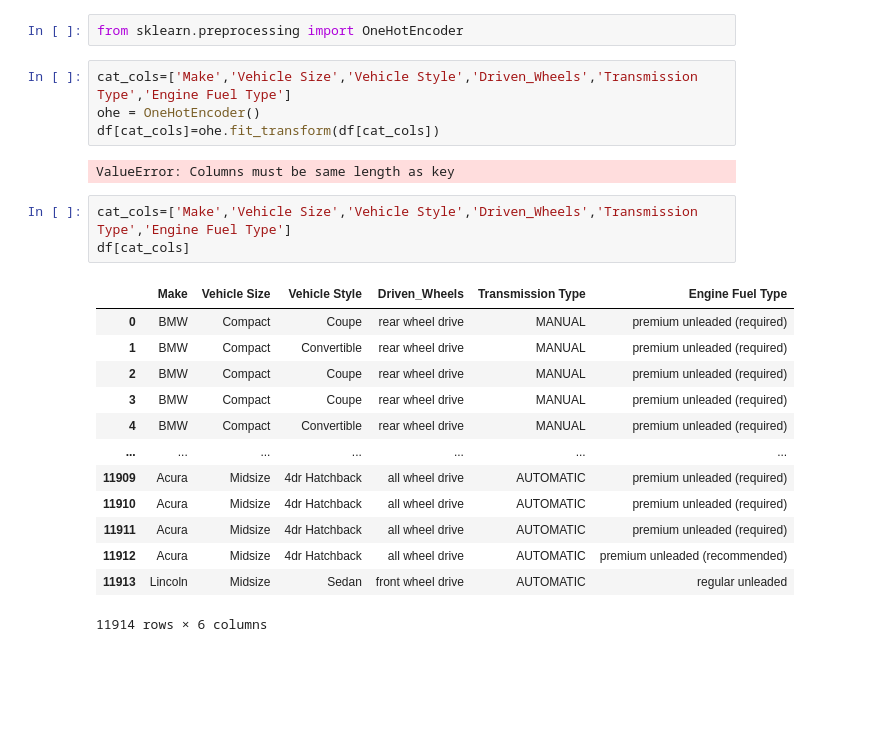
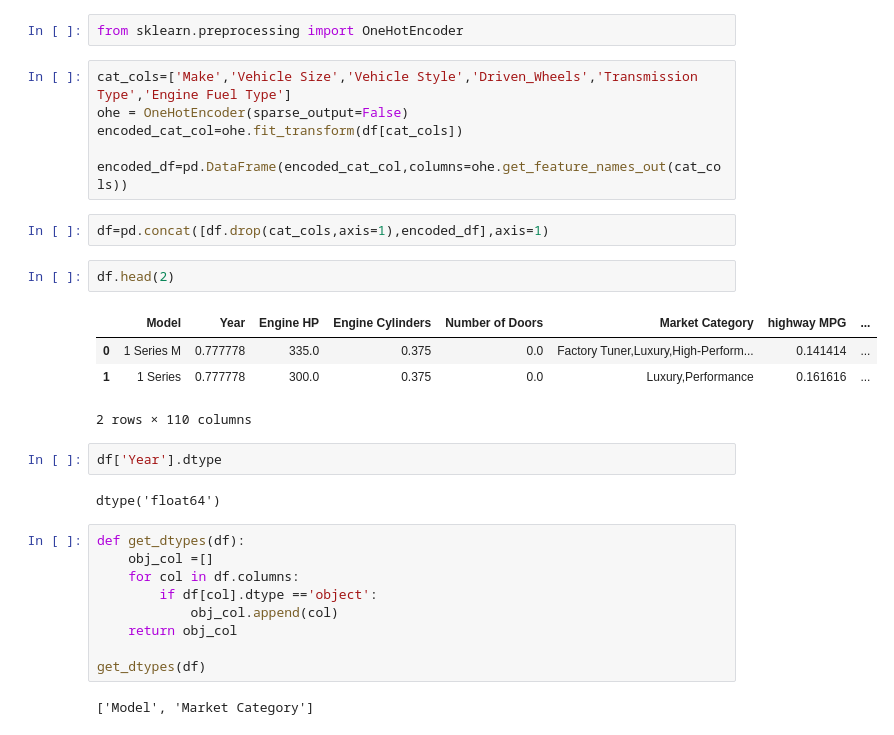
Before and after one commit to PremKarhale/CarRecommendationSystem, a Jupyter notebook: model_training/car_recommendation.ipynb, the cells around one changed output. Drawn from its saved outputs; the diff is of its cells as text; blank space fills up the shorter version.

```diff
--- a/model_training/car_recommendation.ipynb
+++ b/model_training/car_recommendation.ipynb
@@ -372,24 +369,31 @@ Index(['Make', 'Model', 'Year', 'Engine Fuel Type', 'Engine HP',
 from sklearn.preprocessing import OneHotEncoder
 # %%
 cat_cols=['Make','Vehicle Size','Vehicle Style','Driven_Wheels','Transmission Type','Engine Fuel Type']
-ohe = OneHotEncoder()
-df[cat_cols]=ohe.fit_transform(df[cat_cols])
+ohe = OneHotEncoder(sparse_output=False)
+encoded_cat_col=ohe.fit_transform(df[cat_cols])
+
+encoded_df=pd.DataFrame(encoded_cat_col,columns=ohe.get_feature_names_out(cat_cols))
-# %% [output]
-ValueError: Columns must be same length as key
-# %%
-cat_cols=['Make','Vehicle Size','Vehicle Style','Driven_Wheels','Transmission Type','Engine Fuel Type']
-df[cat_cols]
-# %% [output]
-|  | Make | Vehicle Size | Vehicle Style | Driven_Wheels | Transmission Type | Engine Fuel Type |
-| 0 | BMW | Compact | Coupe | rear wheel drive | MANUAL | premium unleaded (required) |
-| 1 | BMW | Compact | Convertible | rear wheel drive | MANUAL | premium unleaded (required) |
-| 2 | BMW | Compact | Coupe | rear wheel drive | MANUAL | premium unleaded (required) |
-| 3 | BMW | Compact | Coupe | rear wheel drive | MANUAL | premium unleaded (required) |
-| 4 | BMW | Compact | Convertible | rear wheel drive | MANUAL | premium unleaded (required) |
-| ... | ... | ... | ... | ... | ... | ... |
-| 11909 | Acura | Midsize | 4dr Hatchback | all wheel drive | AUTOMATIC | premium unleaded (required) |
-| 11910 | Acura | Midsize | 4dr Hatchback | all wheel drive | AUTOMATIC | premium unleaded (required) |
-| 11911 | Acura | Midsize | 4dr Hatchback | all wheel drive | AUTOMATIC | premium unleaded (required) |
-| 11912 | Acura | Midsize | 4dr Hatchback | all wheel drive | AUTOMATIC | premium unleaded (recommended) |
-| 11913 | Lincoln | Midsize | Sedan | front wheel drive | AUTOMATIC | regular unleaded |
-11914 rows × 6 columns
+# %%
+df=pd.concat([df.drop(cat_cols,axis=1),encoded_df],axis=1)
+# %%
+df.head(2)
+# %% [output]
+|  | Model | Year | Engine HP | Engine Cylinders | Number of Doors | Market Category | highway MPG | ... |
+| 0 | 1 Series M | 0.777778 | 335.0 | 0.375 | 0.0 | Factory Tuner,Luxury,High-Perform... | 0.141414 | ... |
+| 1 | 1 Series | 0.777778 | 300.0 | 0.375 | 0.0 | Luxury,Performance | 0.161616 | ... |
+2 rows × 110 columns
+# %%
+df['Year'].dtype
+# %% [output]
+dtype('float64')
+# %%
+def get_dtypes(df):
+    obj_col =[]
+    for col in df.columns:
+        if df[col].dtype =='object':
+            obj_col.append(col)
+    return obj_col
+
+get_dtypes(df)
+# %% [output]
+['Model', 'Market Category']
```
Also changed, not shown: parts of 6 cells of this notebook.
